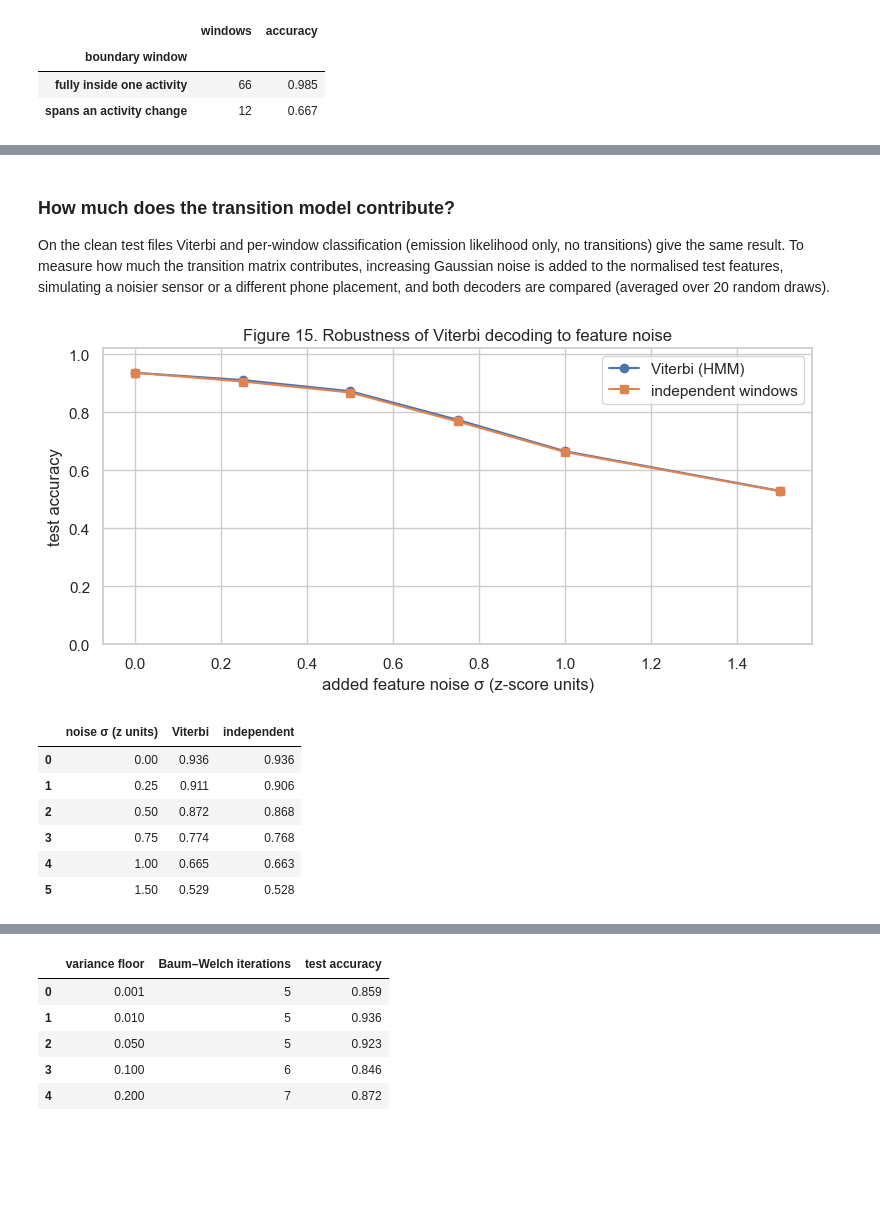
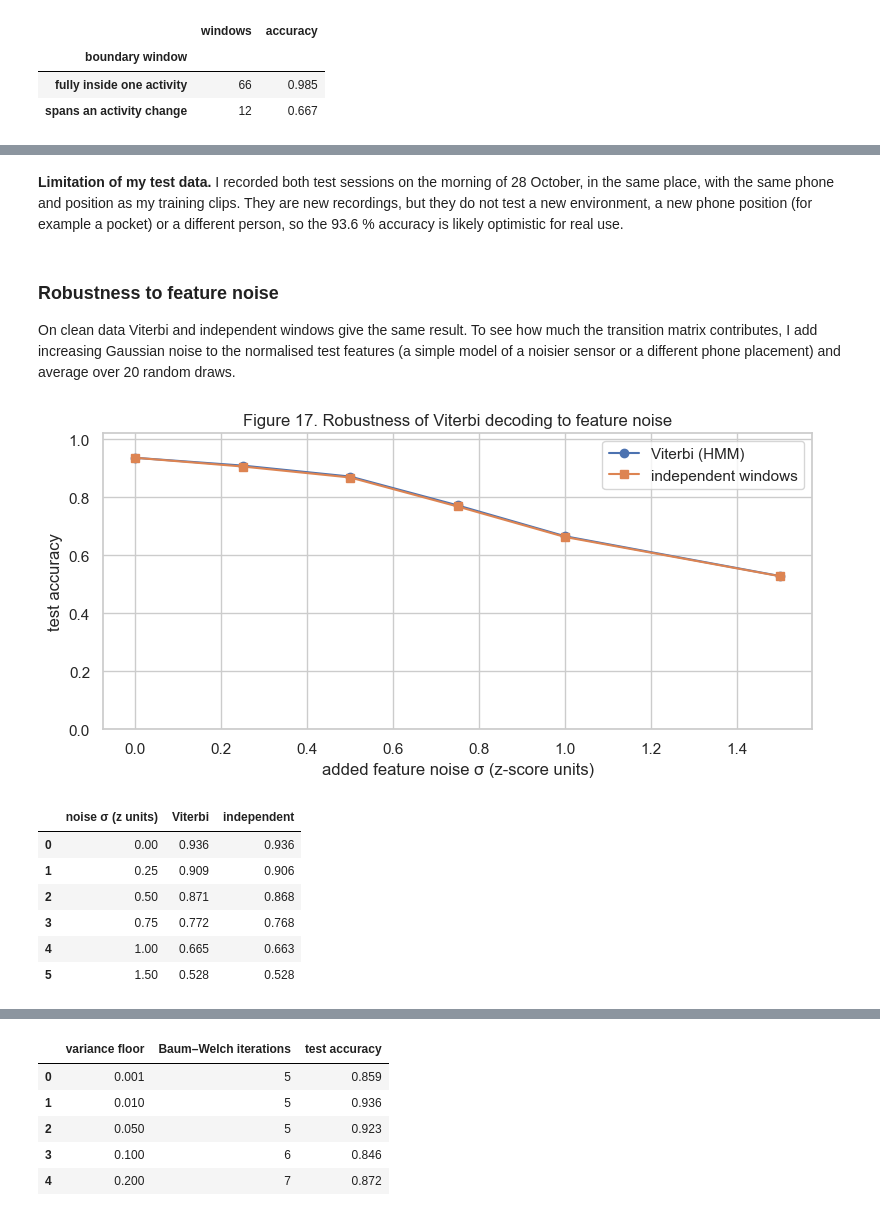
Before and after one commit to mukunzindahiro-max/hmm-activity-recognition, a Jupyter notebook: har_hmm.ipynb, the cells around one changed output, grey strips where cells are left out. Drawn from its saved outputs; the diff is of its cells as text; code cells hidden in the pictures; blank space fills up the shorter version.

```diff
--- a/har_hmm.ipynb
+++ b/har_hmm.ipynb
@@ -59,0 +61,14 @@ summary[summary["file"].str.startswith("mixed")][["file", "activity", "samples",
+# %%
+rows = []
+for path in sorted((ROOT / "data" / "raw").glob("*.csv")) + sorted((ROOT / "data" / "test").glob("*.csv")):
+    df = pd.read_csv(path)
+    rows.append({"file": path.name, "set": "test" if path.name.startswith("mixed") else "train",
+                 "activity": " → ".join(df["activity"].loc[df["activity"].ne(df["activity"].shift())]),
+                 "samples": len(df), "duration_s": (df["time"].iloc[-1] - df["time"].iloc[0]) / 1e9,
+                 "fs": df["fs"].iloc[0], "device": df["device"].iloc[0]})
+files = pd.DataFrame(rows)
+
+(files[files["set"] == "train"].groupby("activity")
+ .agg(clips=("file", "count"), samples=("samples", "sum"), total_s=("duration_s", "sum"),
+      min_s=("duration_s", "min"), max_s=("duration_s", "max"))
+ .reindex(ACTIVITIES))
@@ -386,0 +499,8 @@ HMM_CONFIG
+# %%
+clip_X, clip_y, clip_files = to_sequences(train_feat)
+train_X, train_y = chain_clips(clip_X, clip_y)
+test_X, test_y, test_files = to_sequences(test_feat)
+print(f"{len(clip_X)} clips joined into {len(train_X)} training sessions of {CLIPS_PER_SESSION} clips, "
+      f"{sum(len(x) for x in train_X)} observations, {train_X[0].shape[1]} features")
+print(f"Session lengths: {min(len(x) for x in train_X)}–{max(len(x) for x in train_X)} windows (≈ seconds)")
+HMM_CONFIG
@@ -412,0 +545,14 @@ plt.show()
+# %%
+y_test = np.concatenate(test_y)
+supervised = GaussianHMM(ACTIVITIES, **HMM_CONFIG).fit_supervised(train_X, train_y)
+start = initialise(GaussianHMM(ACTIVITIES, **HMM_CONFIG), train_X, train_y)
+
+rows = []
+for name, model in [("supervised (counted from labels)", supervised),
+                    ("start: label means, uniform A and π, pooled covariance", start),
+                    ("after Baum–Welch", hmm)]:
+    pred = np.concatenate([model.predict(x) for x in test_X])
+    rows.append({"model": name, "train log-likelihood": model.score(train_X),
+                 "test log-likelihood": model.score(test_X), "test accuracy": np.mean(pred == y_test),
+                 "mean self-transition": np.mean(np.diag(model.transmat_))})
+pd.DataFrame(rows).round(3)
@@ -633,39 +904,39 @@ predictions["correct"] = predictions["activity"] == predictions["viterbi"]
+# %% [markdown]
+**Limitation of my test data.** I recorded both test sessions on the morning of 28 October, in the same place, with the same phone and position as my training clips. They are new recordings, but they do not test a new environment, a new phone position (for example a pocket) or a different person, so the 93.6 % accuracy is likely optimistic for real use.
 # %% [markdown]
-### How much does the transition model contribute?
+### Robustness to feature noise
 
-On the clean test files Viterbi and per-window classification (emission likelihood only, no transitions) give the same result. To measure how much the transition matrix contributes, increasing Gaussian noise is added to the normalised test features, simulating a noisier sensor or a different phone placement, and both decoders are compared (averaged over 20 random draws).
+On clean data Viterbi and independent windows give the same result. To see how much the transition matrix contributes, I add increasing Gaussian noise to the normalised test features (a simple model of a noisier sensor or a different phone placement) and average over 20 random draws.
 # %%
 rng = np.random.default_rng(42)
-test_X, test_y, _ = to_sequences(test_feat)
 rows = []
 for noise in [0.0, 0.25, 0.5, 0.75, 1.0, 1.5]:
     vit, ind = [], []
     for _ in range(20):
         noisy = [x + rng.normal(0, noise, x.shape) for x in test_X]
-        truth = np.concatenate(test_y)
-        vit.append(np.mean(np.concatenate([hmm.predict(x) for x in noisy]) == truth))
-        ind.append(np.mean(np.concatenate([ev.predict_independent(hmm, x) for x in noisy]) == truth))
+        vit.append(np.mean(np.concatenate([hmm.predict(x) for x in noisy]) == y_test))
+        ind.append(np.mean(np.concatenate([ev.predict_independent(hmm, x) for x in noisy]) == y_test))
     rows.append({"noise σ (z units)": noise, "Viterbi": np.mean(vit), "independent": np.mean(ind)})
 robustness = pd.DataFrame(rows)
 
 fig, ax = plt.subplots(figsize=(8, 4))
 ax.plot(robustness["noise σ (z units)"], robustness["Viterbi"], marker="o", label="Viterbi (HMM)")
 ax.plot(robustness["noise σ (z units)"], robustness["independent"], marker="s", label="independent windows")
 ax.set_xlabel("added feature noise σ (z-score units)")
 ax.set_ylabel("test accuracy")
 ax.set_ylim(0, 1.02)
-ax.set_title("Figure 15. Robustness of Viterbi decoding to feature noise")
+ax.set_title("Figure 17. Robustness of Viterbi decoding to feature noise")
 ax.legend()
 fig.tight_layout()
 fig.savefig(PLOTS / "noise_robustness.png", dpi=150, bbox_inches="tight")
 plt.show()
 robustness.round(3)
 # %% [output]
 [figure]
 |  | noise σ (z units) | Viterbi | independent |
 | 0 | 0.00 | 0.936 | 0.936 |
-| 1 | 0.25 | 0.911 | 0.906 |
-| 2 | 0.50 | 0.872 | 0.868 |
-| 3 | 0.75 | 0.774 | 0.768 |
+| 1 | 0.25 | 0.909 | 0.906 |
+| 2 | 0.50 | 0.871 | 0.868 |
+| 3 | 0.75 | 0.772 | 0.768 |
 | 4 | 1.00 | 0.665 | 0.663 |
-| 5 | 1.50 | 0.529 | 0.528 |
+| 5 | 1.50 | 0.528 | 0.528 |
```
Also changed, not shown: parts of 66 cells of this notebook, 16 other files.
